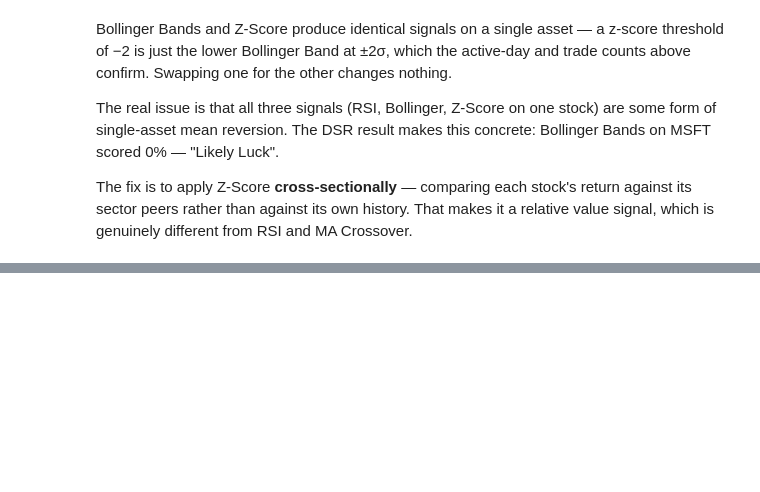
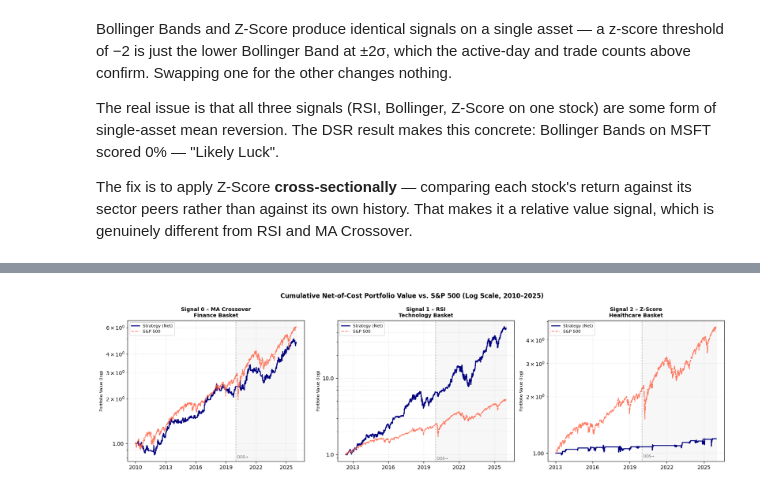
Before and after one commit to daan1shh/Computational-Finance, a Jupyter notebook: research_notebook.ipynb, the cells around one changed output, grey strips where cells are left out. Cells and saved outputs as stored; diff of their text form; code cells hidden in the pictures; blank space fills up the shorter version.

```diff
--- a/research_notebook.ipynb
+++ b/research_notebook.ipynb
@@ -236,0 +870,51 @@ Buy when $z_{i,t} < -1.5$, exit when $z_{i,t} \geq 0$.
+# %%
+import matplotlib.dates as mdates
+import matplotlib.ticker as mticker
+
+fig, axes = plt.subplots(1, 3, figsize=(17, 5))
+fig.suptitle('Cumulative Net-of-Cost Portfolio Value vs. S&P 500 (Log Scale, 2010–2025)',
+             fontsize=12, fontweight='bold')
+
+panels = [
+    (axes[0], df_finance_is,     df_finance_oos,     n_ma_is,  n_ma_oos,
+     'Signal 0 – MA Crossover\nFinance Basket'),
+    (axes[1], df_tech_is,       df_tech_oos,       n_rsi_is, n_rsi_oos,
+     'Signal 1 – RSI\nTechnology Basket'),
+    (axes[2], df_healthcare_is, df_healthcare_oos, n_zs_is,  n_zs_oos,
+     'Signal 2 – Z-Score\nHealthcare Basket'),
+]
+
+for ax, df_is_, df_oos_, n_is_, n_oos_, title in panels:
+    dates_is  = df_is_.index.to_numpy()
+    dates_oos = df_oos_.index.to_numpy()
+    dates_all = np.concatenate([dates_is, dates_oos])
+
+    # Stitch IS and OOS into a continuous normalised series
+    n_all   = np.concatenate([n_is_,  n_oos_  / n_oos_[0]  * n_is_[-1]])
+    spx_all = np.concatenate([_spx_slice(df_is_),
+                               _spx_slice(df_oos_) / _spx_slice(df_oos_)[0]
+                               * _spx_slice(df_is_)[-1]])
+
+    ax.semilogy(dates_all, n_all,   color='navy',   lw=1.8, label='Strategy (Net)')
+    ax.semilogy(dates_all, spx_all, color='tomato', lw=1.4, linestyle='--',
+                label='S&P 500', alpha=0.85)
+
+    # IS/OOS divider
+    split_date = pd.Timestamp(OOS_START)
+    ax.axvline(split_date, color='grey', lw=1.2, linestyle=':', alpha=0.8)
+    ax.axvspan(split_date, dates_oos[-1], alpha=0.06, color='grey')
+    ax.text(split_date, ax.get_ylim()[0] * 1.05 if ax.get_ylim()[0] > 0 else 0.95,
+            ' OOS→', fontsize=7, color='dimgrey')
+
+    ax.set_title(title, fontsize=10, fontweight='bold')
+    ax.set_ylabel('Portfolio Value (log)', fontsize=8)
+    ax.yaxis.set_major_formatter(mticker.ScalarFormatter())
+    ax.xaxis.set_major_formatter(mdates.DateFormatter('%Y'))
+    ax.xaxis.set_major_locator(mdates.YearLocator(3))
+    ax.legend(fontsize=8)
+    ax.grid(True, which='both', alpha=0.25, linestyle='--')
+
+plt.tight_layout()
+plt.show()
+# %% [output]
+[figure, added]
```
Also changed, not shown: parts of 29 cells of this notebook, 4 other files.
